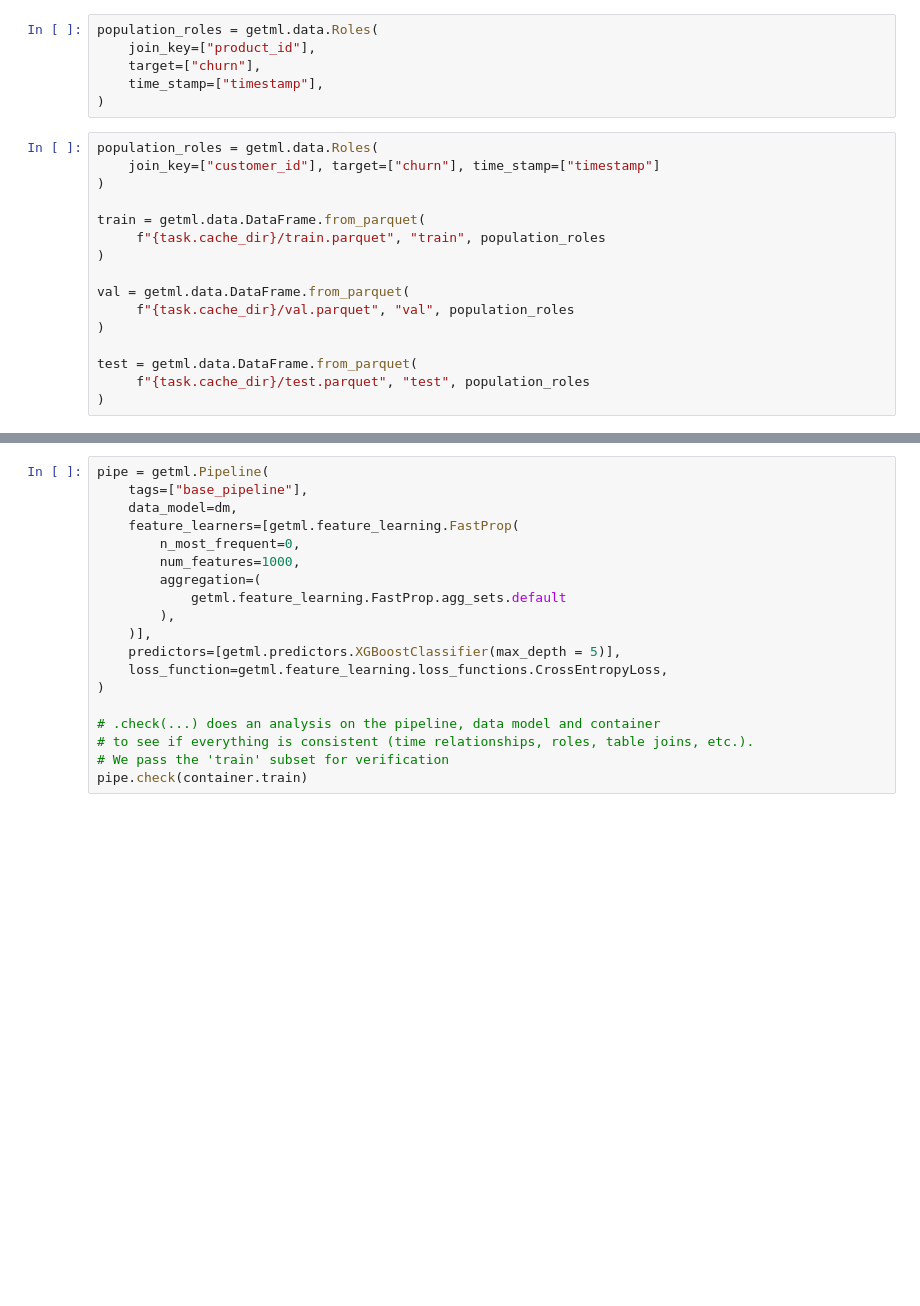
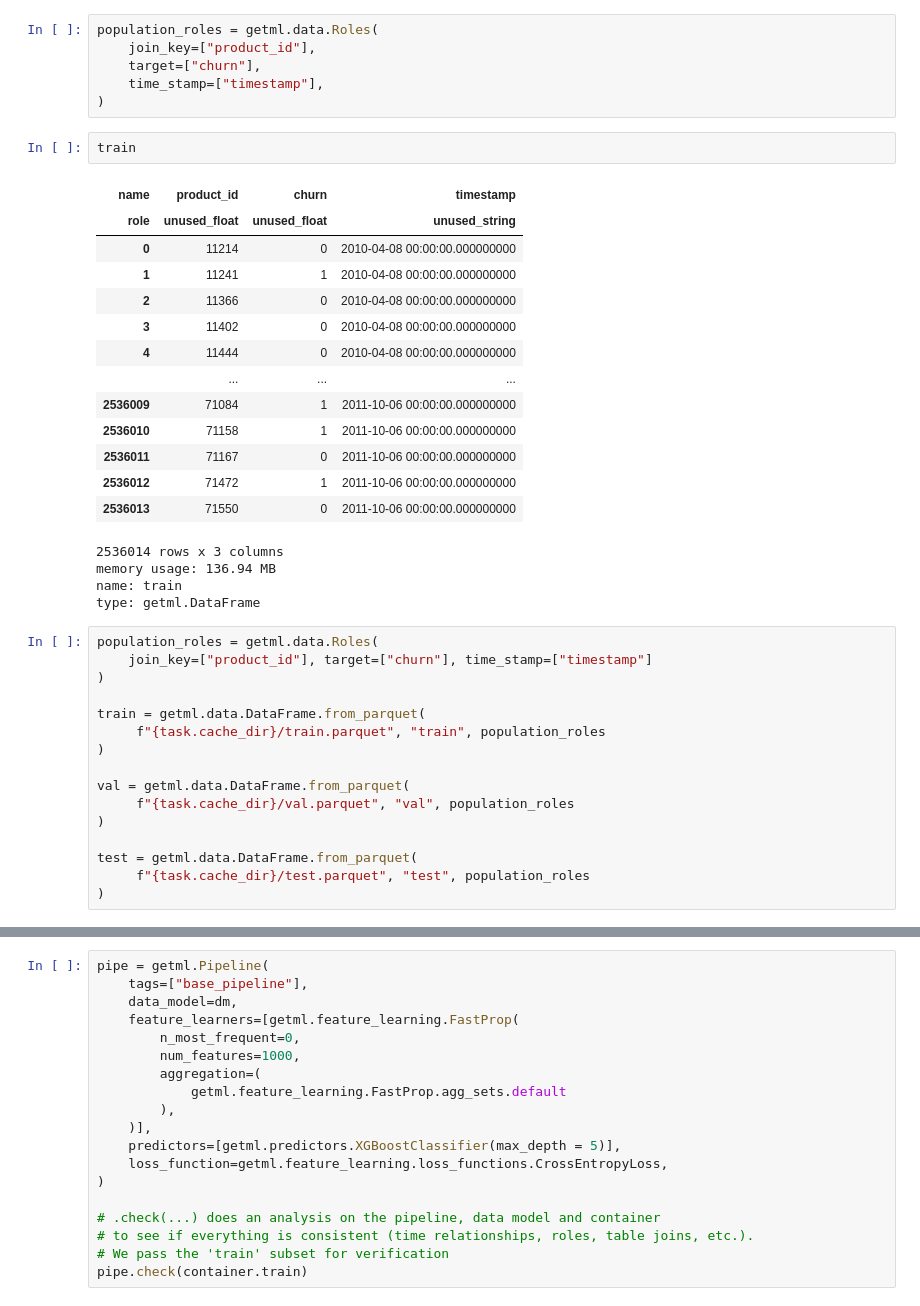
Before and after one commit to getml/getml-relbench, a Jupyter notebook: az-item-churn.ipynb, the cells around one changed output, grey strips where cells are left out. Saved outputs shown, nothing was run; the diff lists cells and outputs as text; blank space fills up the shorter version.

```diff
--- a/az-item-churn.ipynb
+++ b/az-item-churn.ipynb
@@ -147,9 +219,29 @@ population_roles = getml.data.Roles(
     target=["churn"],
     time_stamp=["timestamp"],
 )
+# %%
+train
+# %% [output]
+| name | product_id | churn | timestamp |
+| role | unused_float | unused_float | unused_string |
+| 0 | 11214 | 0 | 2010-04-08 00:00:00.000000000 |
+| 1 | 11241 | 1 | 2010-04-08 00:00:00.000000000 |
+| 2 | 11366 | 0 | 2010-04-08 00:00:00.000000000 |
+| 3 | 11402 | 0 | 2010-04-08 00:00:00.000000000 |
+| 4 | 11444 | 0 | 2010-04-08 00:00:00.000000000 |
+|  | ... | ... | ... |
+| 2536009 | 71084 | 1 | 2011-10-06 00:00:00.000000000 |
+| 2536010 | 71158 | 1 | 2011-10-06 00:00:00.000000000 |
+| 2536011 | 71167 | 0 | 2011-10-06 00:00:00.000000000 |
+| 2536012 | 71472 | 1 | 2011-10-06 00:00:00.000000000 |
+| 2536013 | 71550 | 0 | 2011-10-06 00:00:00.000000000 |
+2536014 rows x 3 columns
+memory usage: 136.94 MB
+name: train
+type: getml.DataFrame
 # %%
 population_roles = getml.data.Roles(
-    join_key=["customer_id"], target=["churn"], time_stamp=["timestamp"]
+    join_key=["product_id"], target=["churn"], time_stamp=["timestamp"]
 )
 
 train = getml.data.DataFrame.from_parquet(
```
Also changed, not shown: parts of 15 cells of this notebook.
